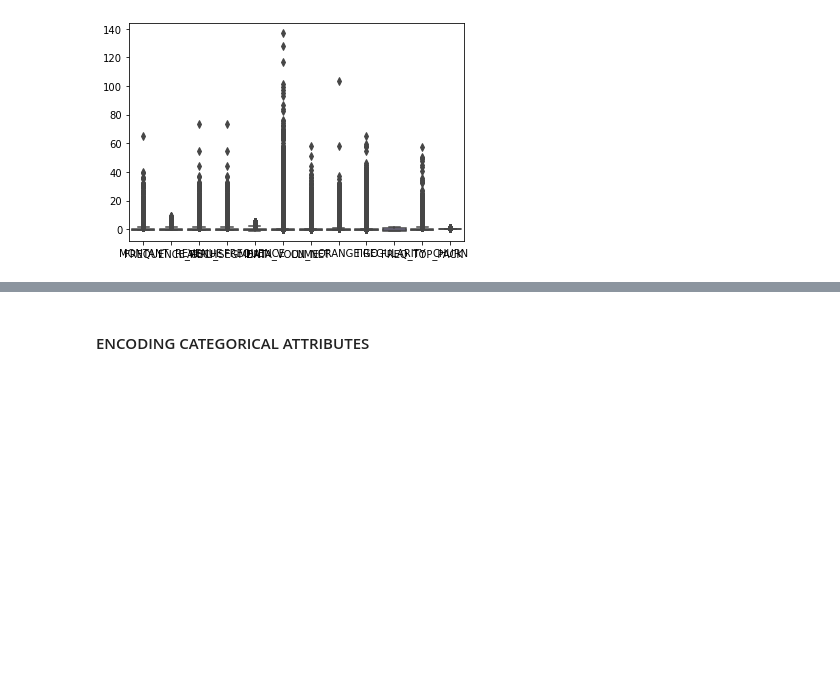
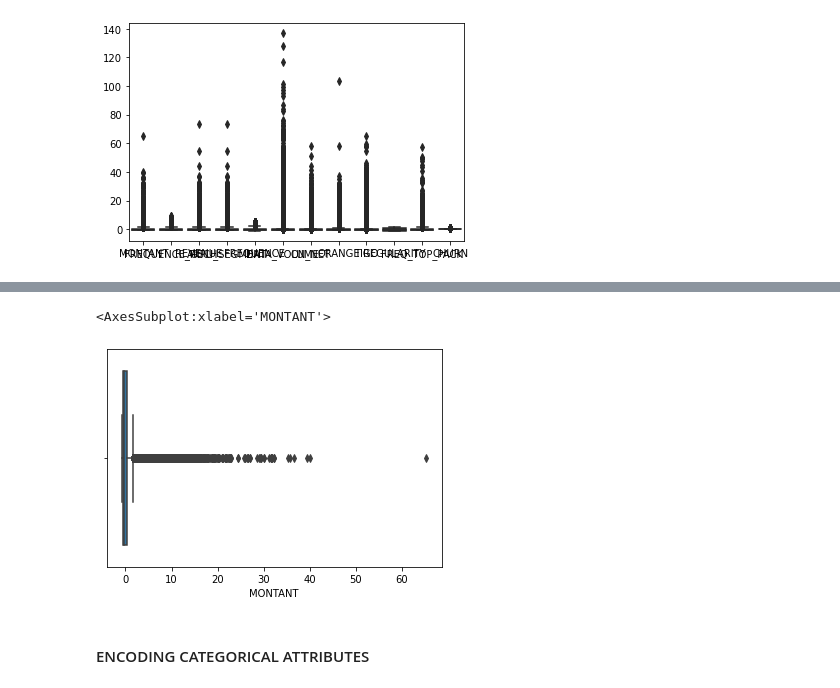
Before and after one commit to Kwabena-Kobiri/Expresso-prediction, a Jupyter notebook: Expresso_Churn_Prediction_With_Tensorflow.ipynb, the cells around one changed output, grey strips where cells are left out. Drawn from its saved outputs; the diff is of its cells as text; code cells hidden in the pictures; blank space fills up the shorter version.

```diff
--- a/Expresso_Churn_Prediction_With_Tensorflow.ipynb
+++ b/Expresso_Churn_Prediction_With_Tensorflow.ipynb
@@ -392,3 +397,8 @@ sns.boxplot(data=Train)
+# %%
+sns.boxplot(x=Train['MONTANT'])
+# %% [output]
+<AxesSubplot:xlabel='MONTANT'>
+[figure, added]
 # %% [markdown]
 #### ENCODING CATEGORICAL ATTRIBUTES
 # %% [markdown]
```
Also changed, not shown: parts of 2 cells of this notebook.
